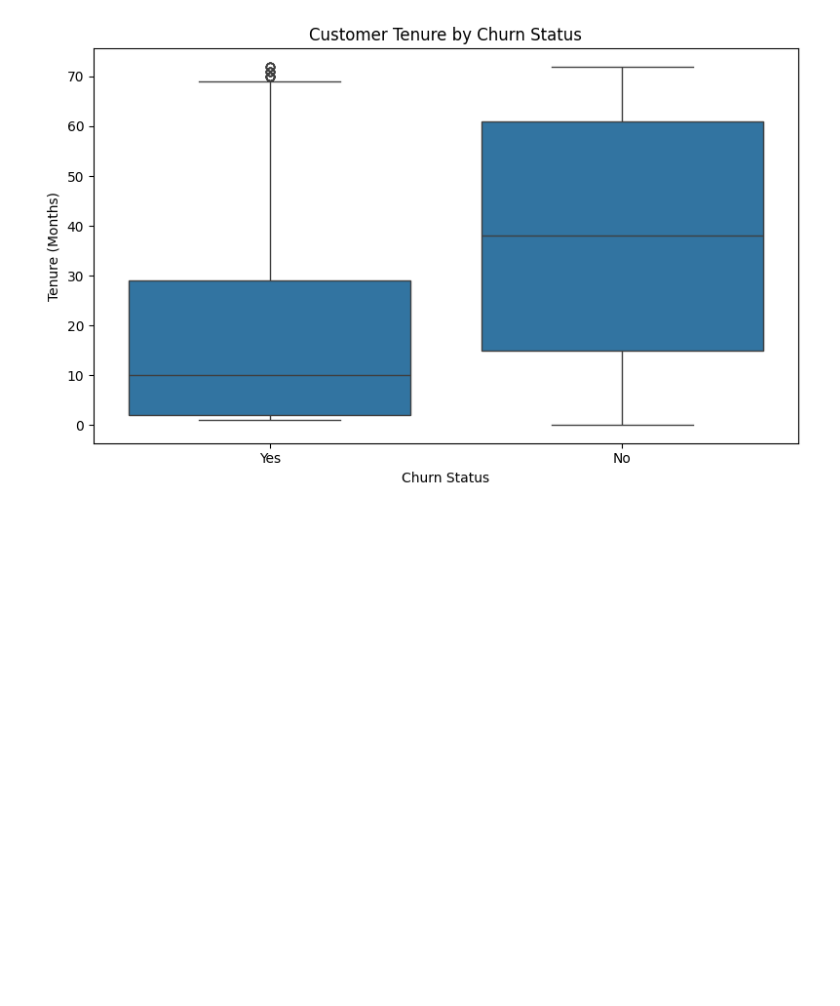
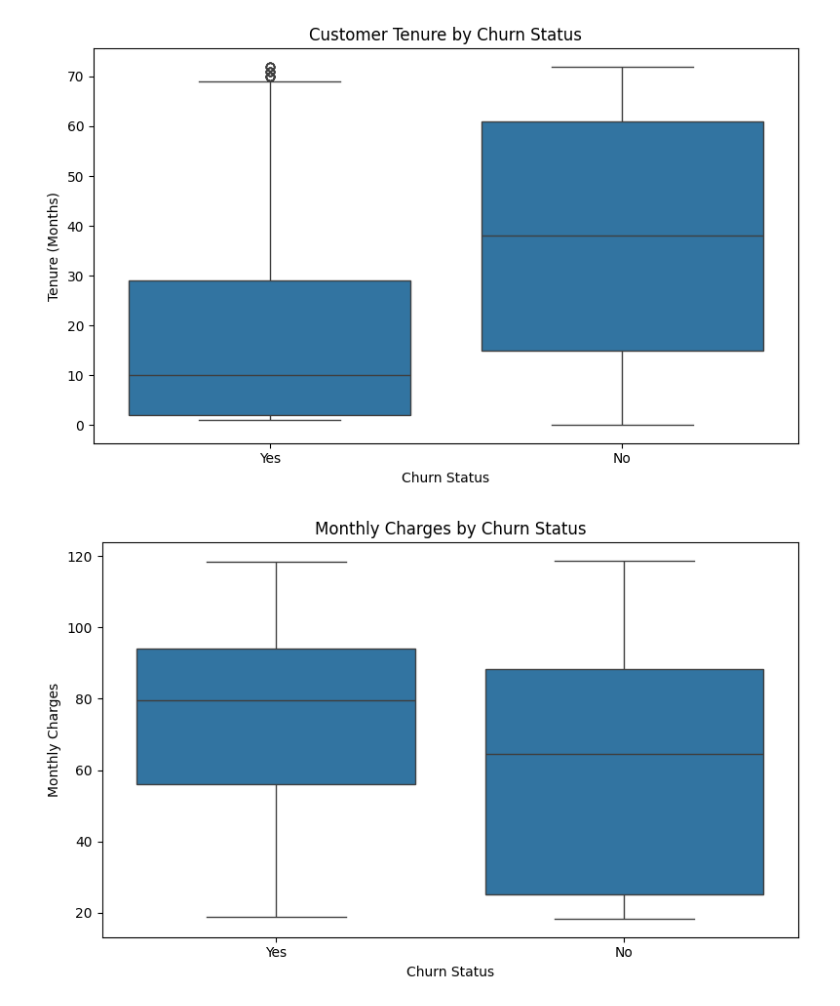
Before and after one commit to AchalaSharma/churn-prediction-project, a Jupyter notebook: notebooks/01_Data_Understanding_and_Initial_EDA.ipynb, the cells around one changed output. Drawn from its saved outputs; the diff is of its cells as text; code cells hidden in the pictures; blank space fills up the shorter version.

Commit message:
feat: add initial exploratory data analysis notebook for churn prediction dataset

```diff
--- a/notebooks/01_Data_Understanding_and_Initial_EDA.ipynb
+++ b/notebooks/01_Data_Understanding_and_Initial_EDA.ipynb
@@ -268,3 +268,22 @@ plt.tight_layout()
 plt.show()
 # %% [output]
 [figure]
+# %%
+# Distribution of monthly charges by churn status
+
+plt.figure(figsize=(8, 5))
+
+sns.boxplot(
+    data=df,
+    x='Churn Label',
+    y='Monthly Charges'
+)
+
+plt.title('Monthly Charges by Churn Status')
+plt.xlabel('Churn Status')
+plt.ylabel('Monthly Charges')
+
+plt.tight_layout()
+plt.show()
+# %% [output]
+[figure, added]
```
Also changed, not shown: parts of 8 cells of this notebook.
